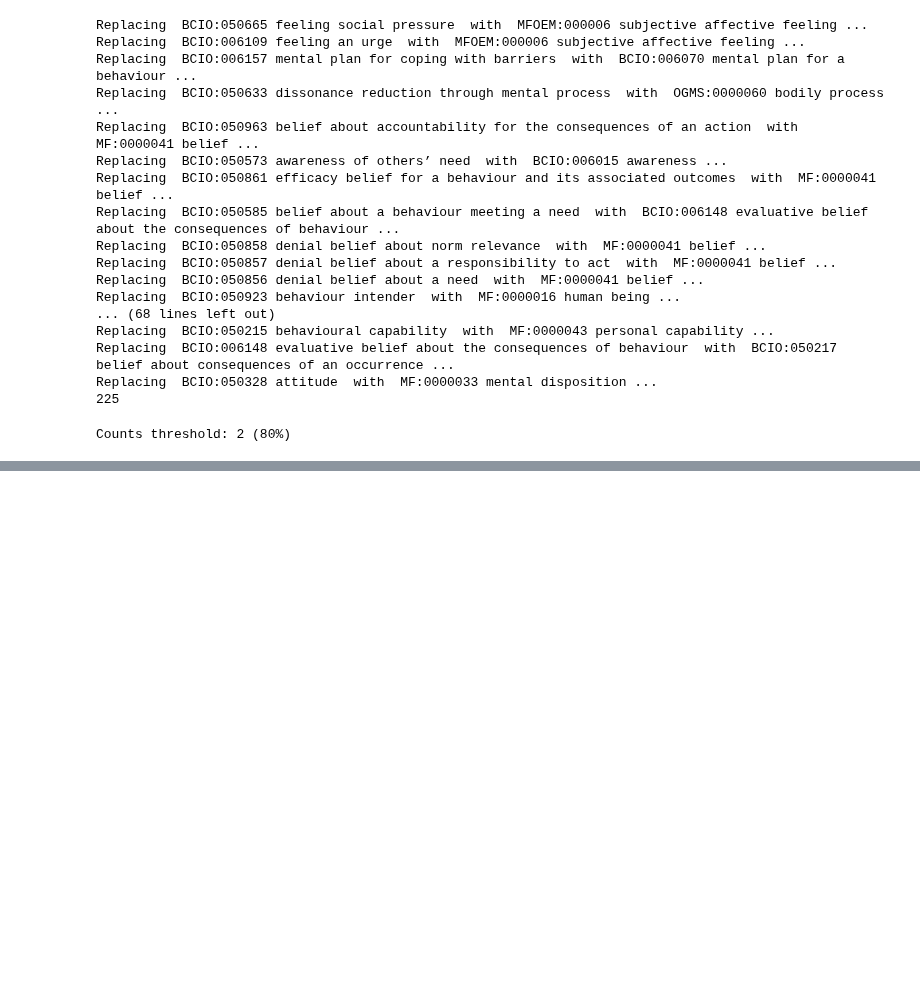
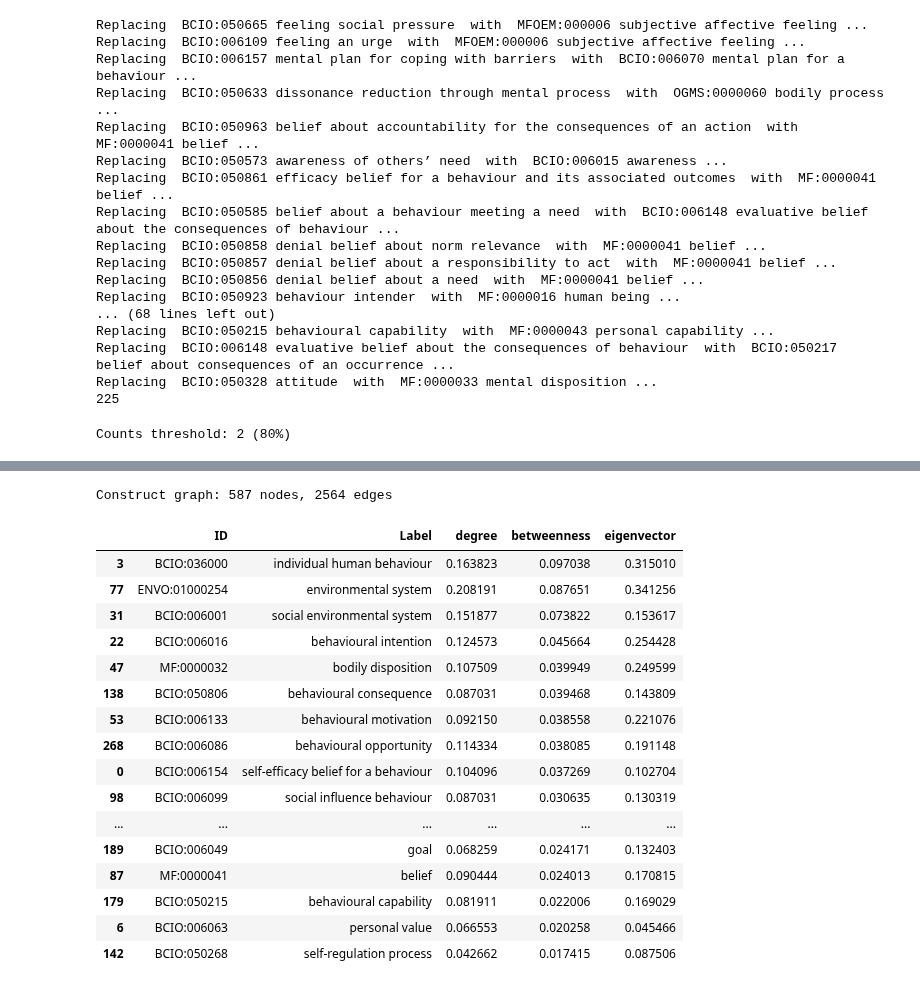
Before and after one commit to jannahastings/theory-database, a Jupyter notebook: app/AnalyseTheoryMapping.ipynb, the cells around one changed output, grey strips where cells are left out. Saved outputs shown, nothing was run; the diff lists cells and outputs as text; code cells hidden in the pictures; blank space fills up the shorter version.

```diff
--- a/app/AnalyseTheoryMapping.ipynb
+++ b/app/AnalyseTheoryMapping.ipynb
@@ -1411,0 +1438,51 @@ Counts threshold: 2 (80%)
+# %%
+import networkx as nx
+
+def build_construct_graph(triple_set):
+    G = nx.MultiDiGraph()
+    for (a1, a1l, rel, a2, a2l) in triple_set:
+        if isinstance(a1, str) and isinstance(a2, str) and a1l and a2l:
+            G.add_node(a1, label=a1l)
+            G.add_node(a2, label=a2l)
+            G.add_edge(a1, a2, relation=rel)
+    return G
+
+G_constructs = build_construct_graph(annotated_triples)
+print(f"Construct graph: {G_constructs.number_of_nodes()} nodes, {G_constructs.number_of_edges()} edges")
+
+# Collapse parallel edges (different relation types / repeats) for the centrality measures below
+G_simple = nx.DiGraph(G_constructs)
+
+centrality_measures = {
+    "degree": nx.degree_centrality(G_simple),
+    "betweenness": nx.betweenness_centrality(G_simple),
+    "eigenvector": nx.eigenvector_centrality(G_simple, max_iter=1000),
+}
+
+df_centrality = pd.DataFrame({
+    "ID": list(G_simple.nodes()),
+    "Label": [G_constructs.nodes[n]["label"] for n in G_simple.nodes()],
+})
+for name, values in centrality_measures.items():
+    df_centrality[name] = df_centrality["ID"].map(values)
+
+df_centrality.sort_values("betweenness", ascending=False).head(20)
+# %% [output]
+Construct graph: 587 nodes, 2564 edges
+|  | ID | Label | degree | betweenness | eigenvector |
+| 3 | BCIO:036000 | individual human behaviour | 0.163823 | 0.097038 | 0.315010 |
+| 77 | ENVO:01000254 | environmental system | 0.208191 | 0.087651 | 0.341256 |
+| 31 | BCIO:006001 | social environmental system | 0.151877 | 0.073822 | 0.153617 |
+| 22 | BCIO:006016 | behavioural intention | 0.124573 | 0.045664 | 0.254428 |
+| 47 | MF:0000032 | bodily disposition | 0.107509 | 0.039949 | 0.249599 |
+| 138 | BCIO:050806 | behavioural consequence | 0.087031 | 0.039468 | 0.143809 |
+| 53 | BCIO:006133 | behavioural motivation | 0.092150 | 0.038558 | 0.221076 |
+| 268 | BCIO:006086 | behavioural opportunity | 0.114334 | 0.038085 | 0.191148 |
+| 0 | BCIO:006154 | self-efficacy belief for a behaviour | 0.104096 | 0.037269 | 0.102704 |
+| 98 | BCIO:006099 | social influence behaviour | 0.087031 | 0.030635 | 0.130319 |
+| ... | ... | ... | ... | ... | ... |
+| 189 | BCIO:006049 | goal | 0.068259 | 0.024171 | 0.132403 |
+| 87 | MF:0000041 | belief | 0.090444 | 0.024013 | 0.170815 |
+| 179 | BCIO:050215 | behavioural capability | 0.081911 | 0.022006 | 0.169029 |
+| 6 | BCIO:006063 | personal value | 0.066553 | 0.020258 | 0.045466 |
+| 142 | BCIO:050268 | self-regulation process | 0.042662 | 0.017415 | 0.087506 |
```
Also changed, not shown: parts of 35 cells of this notebook.
